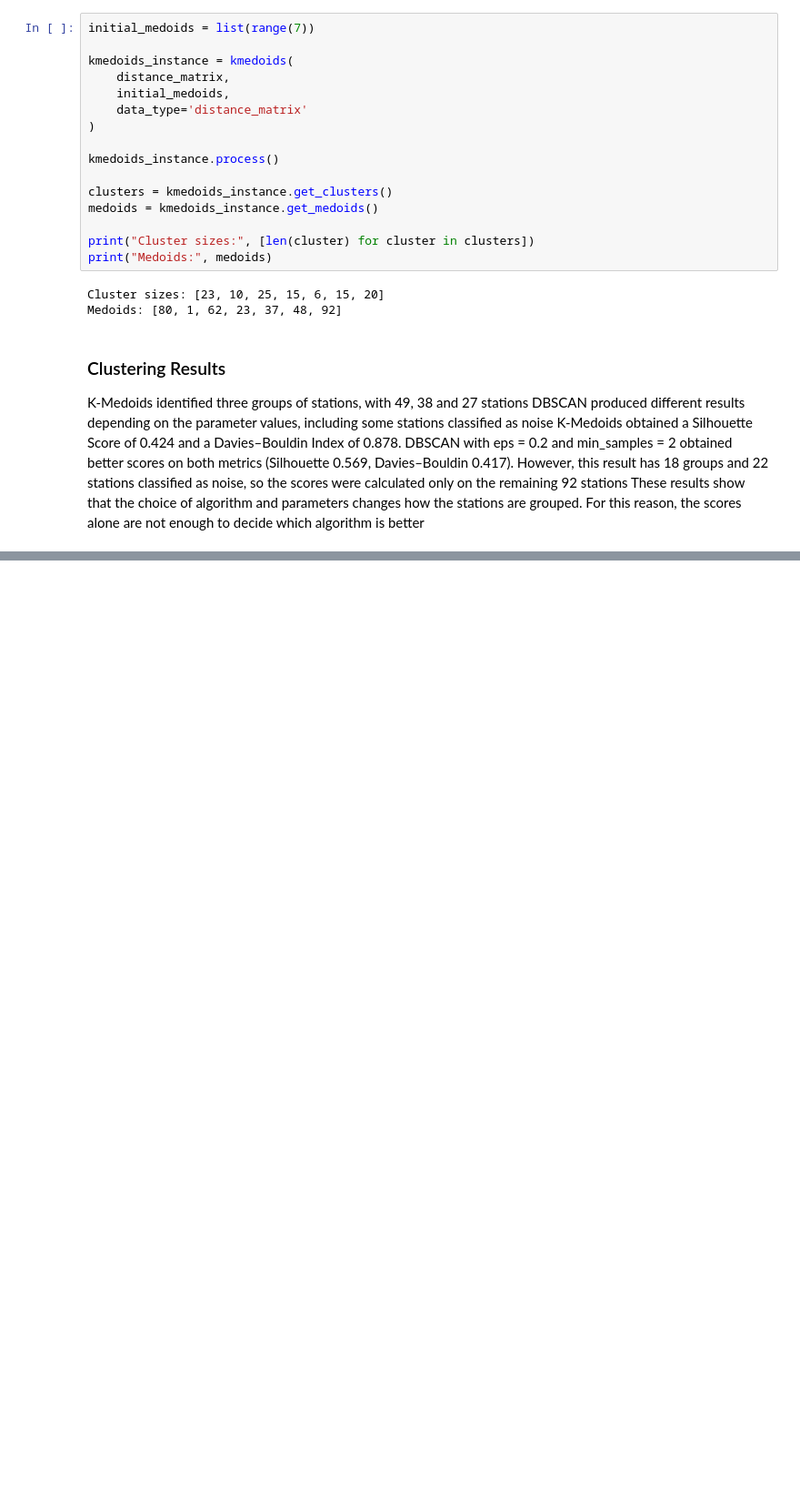
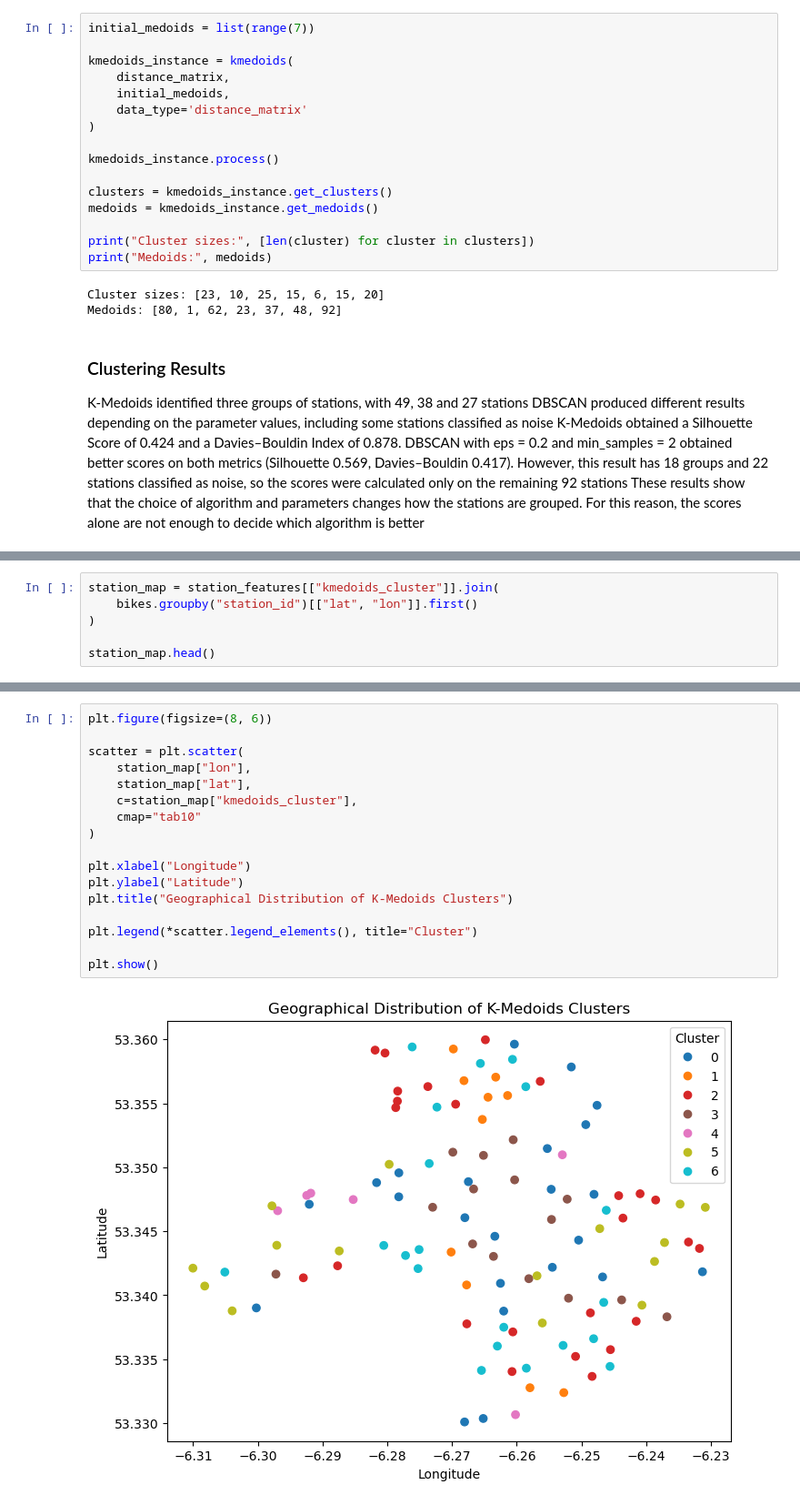
Before and after one commit to 2026248-bit/CA1MLB--2026248-, a Jupyter notebook: Notebook/CA1_MLB.ipynb, the cells around one changed output, grey strips where cells are left out. Shown at 91% size. Drawn from its saved outputs; the diff is of its cells as text; blank space fills up the shorter version.

```diff
--- a/Notebook/CA1_MLB.ipynb
+++ b/Notebook/CA1_MLB.ipynb
@@ -1334,0 +1479,6 @@ K-Medoids obtained a Silhouette Score of 0.424 and a Davies–Bouldin Index of 0
+# %%
+station_map = station_features[["kmedoids_cluster"]].join(
+    bikes.groupby("station_id")[["lat", "lon"]].first()
+)
+
+station_map.head()
@@ -1334,0 +1493,19 @@ K-Medoids obtained a Silhouette Score of 0.424 and a Davies–Bouldin Index of 0
+# %%
+plt.figure(figsize=(8, 6))
+
+scatter = plt.scatter(
+    station_map["lon"],
+    station_map["lat"],
+    c=station_map["kmedoids_cluster"],
+    cmap="tab10"
+)
+
+plt.xlabel("Longitude")
+plt.ylabel("Latitude")
+plt.title("Geographical Distribution of K-Medoids Clusters")
+
+plt.legend(*scatter.legend_elements(), title="Cluster")
+
+plt.show()
+# %% [output]
+[figure, added]
```
Also changed, not shown: parts of 11 cells of this notebook.
